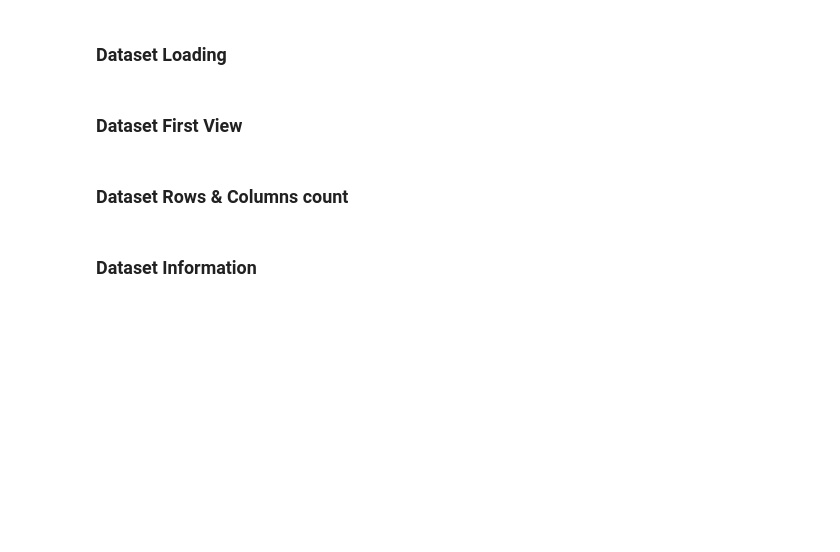
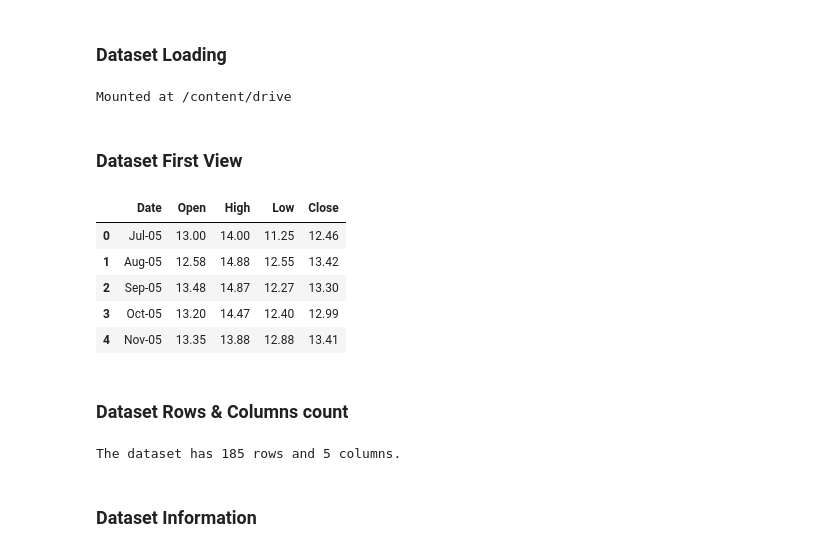
Before and after one commit to dipankarsahu1000/Yes-Bank-Stock-Closing-Price-Prediction, a Jupyter notebook: Yes_Bank_Stock_Closing_Price_Prediction.ipynb, the cells around one changed output. Saved outputs shown, nothing was run; the diff lists cells and outputs as text; code cells hidden in the pictures; blank space fills up the shorter version.

```diff
--- a/Yes_Bank_Stock_Closing_Price_Prediction.ipynb
+++ b/Yes_Bank_Stock_Closing_Price_Prediction.ipynb
@@ -84,0 +88,6 @@ M - Multivariate Analysis
+# %%
+# Load Dataset
+from google.colab import drive
+drive.mount('/content/drive')
+# %% [output]
+Mounted at /content/drive
@@ -86,5 +98,13 @@ M - Multivariate Analysis
 ### Dataset First View
 # %%
 # Dataset First Look
+df.head()
+# %% [output]
+|  | Date | Open | High | Low | Close |
+| 0 | Jul-05 | 13.00 | 14.00 | 11.25 | 12.46 |
+| 1 | Aug-05 | 12.58 | 14.88 | 12.55 | 13.42 |
+| 2 | Sep-05 | 13.48 | 14.87 | 12.27 | 13.30 |
+| 3 | Oct-05 | 13.20 | 14.47 | 12.40 | 12.99 |
+| 4 | Nov-05 | 13.35 | 13.88 | 12.88 | 13.41 |
 # %% [markdown]
 ### Dataset Rows & Columns count
@@ -93,3 +111,8 @@ M - Multivariate Analysis
+# %%
+# Dataset Rows & Columns count
+print(f"The dataset has {df.shape[0]} rows and {df.shape[1]} columns.")
+# %% [output]
+The dataset has 185 rows and 5 columns.
 # %% [markdown]
 ### Dataset Information
 # %%
```
Also changed, not shown: parts of 14 cells of this notebook.
